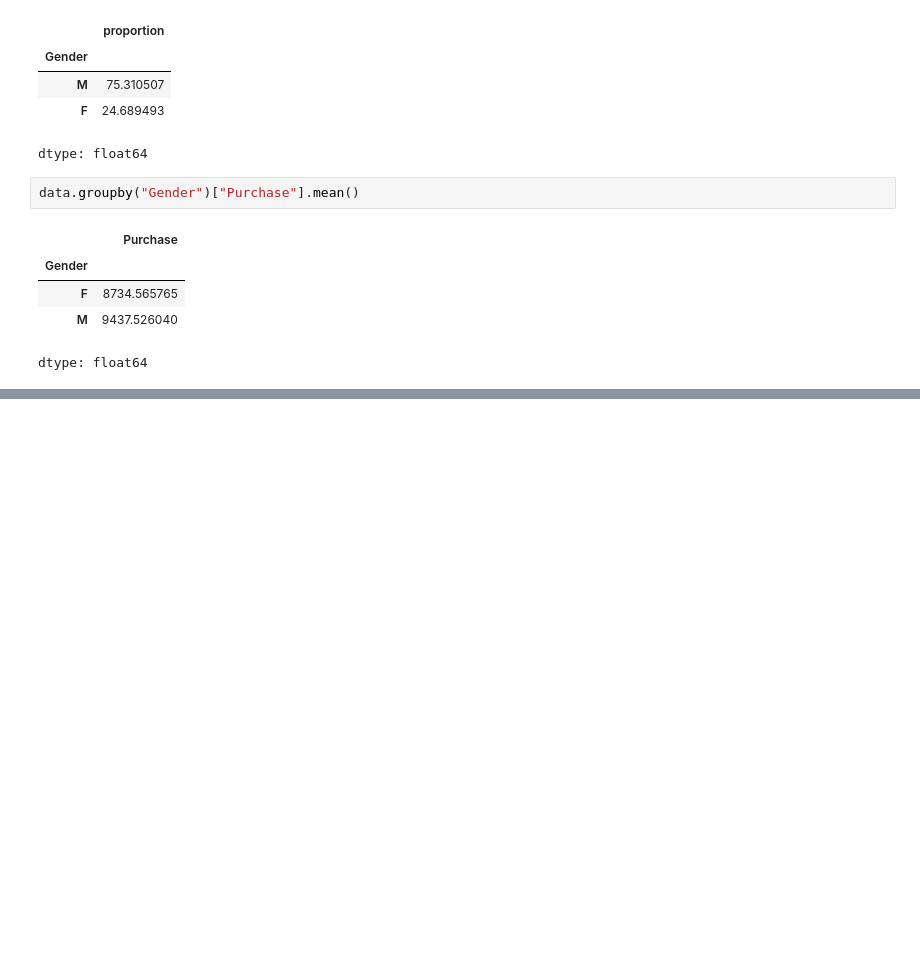
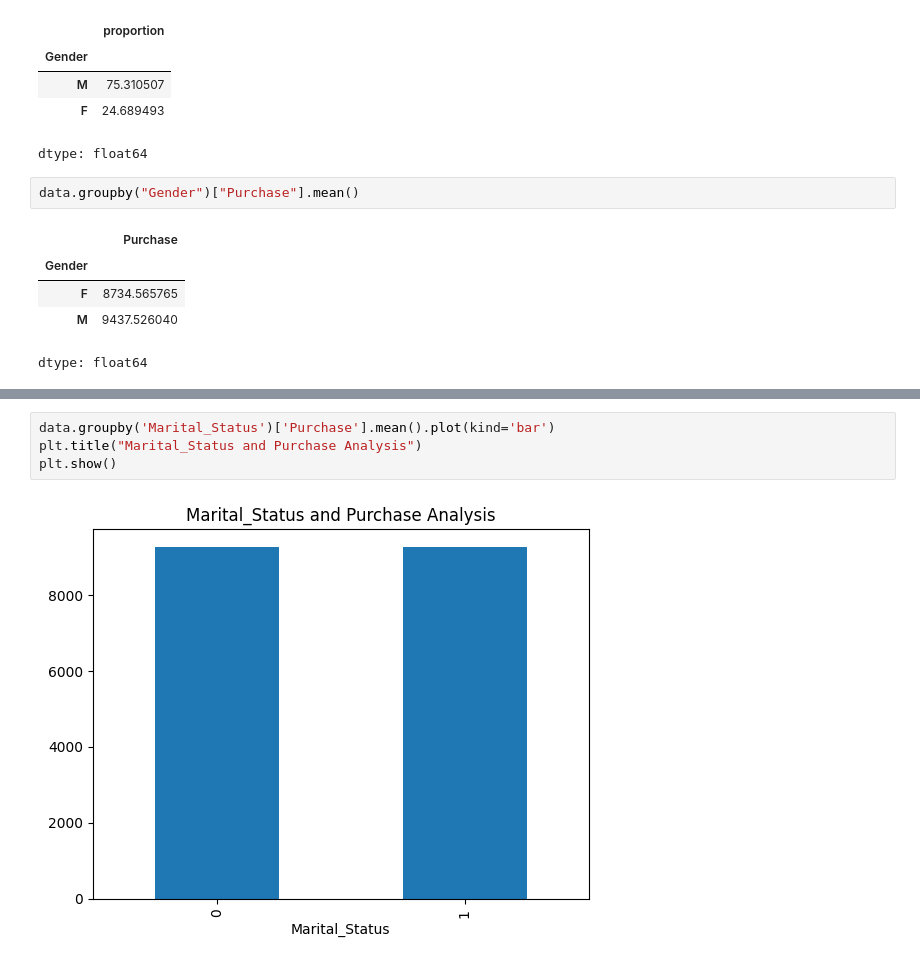
Before and after one commit to ganeshborra/slash-mark, a Jupyter notebook: Black_friday_sales_prediction.ipynb, the cells around one changed output, grey strips where cells are left out. Drawn from its saved outputs; the diff is of its cells as text; blank space fills up the shorter version.

```diff
--- a/Black_friday_sales_prediction.ipynb
+++ b/Black_friday_sales_prediction.ipynb
@@ -156,0 +173,6 @@ dtype: float64
+# %%
+data.groupby('Marital_Status')['Purchase'].mean().plot(kind='bar')
+plt.title("Marital_Status and Purchase Analysis")
+plt.show()
+# %% [output]
+[figure, added]
```
Also changed, not shown: parts of 15 cells of this notebook.
